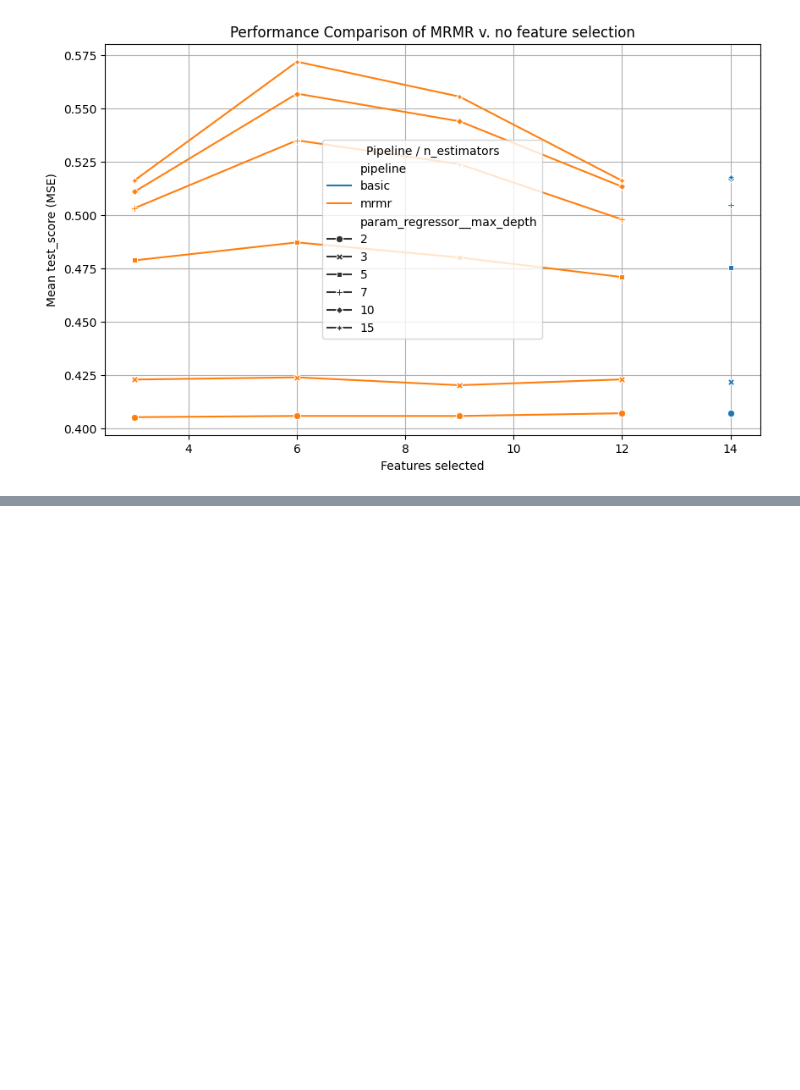
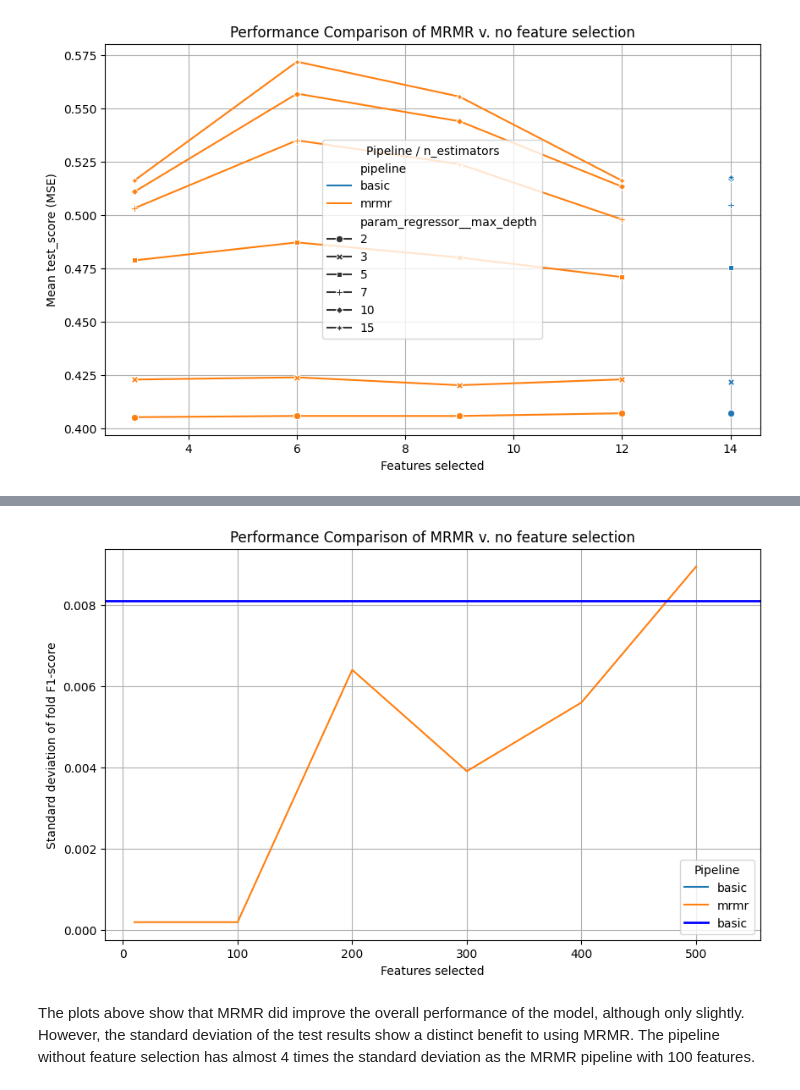
Before and after one commit to benhorvath/sklearn-mrmr, a Jupyter notebook: demo.ipynb, the cells around one changed output, grey strips where cells are left out. Saved outputs shown, nothing was run; the diff lists cells and outputs as text; code cells hidden in the pictures; blank space fills up the shorter version.

```diff
--- a/demo.ipynb
+++ b/demo.ipynb
@@ -147,0 +291,22 @@ It is notable that while MRMR never provides an MSE bump for less complex models
+# %%
+basic_std = dff.query('pipeline == "basic"')['std_test_score'].values[0]
+
+import seaborn as sns
+
+plt.figure(figsize=(10, 6))
+sns.lineplot(data=dff, x='param_selector__n_features_to_select', y='std_test_score',
+             hue='pipeline', markers=True, dashes=False)
+plt.axhline(y=basic_std, color='blue', linestyle='-', linewidth=2, label='basic')
+
+plt.xlabel('Features selected')
+plt.ylabel('Standard deviation of fold F1-score')
+plt.title('Performance Comparison of MRMR v. no feature selection')
+plt.legend(title='Pipeline')
+plt.grid(True)
+
+# Show the plot
+plt.show()
+# %% [output]
+[figure, added]
+# %% [markdown]
+The plots above show that MRMR did improve the overall performance of the model, although only slightly. However, the standard deviation of the test results show a distinct benefit to using MRMR. The pipeline without feature selection has almost 4 times the standard deviation as the MRMR pipeline with 100 features.
```
Also changed, not shown: parts of 19 cells of this notebook, 2 other files.
